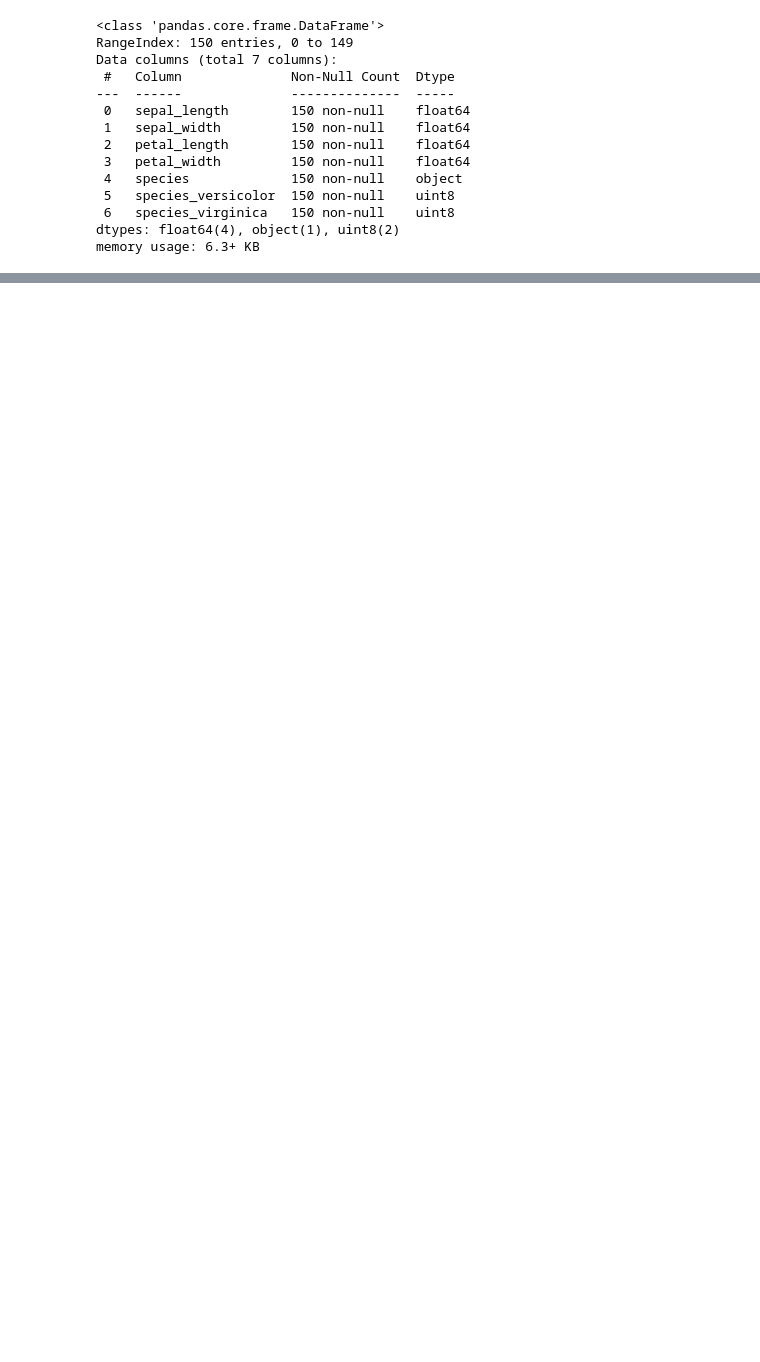
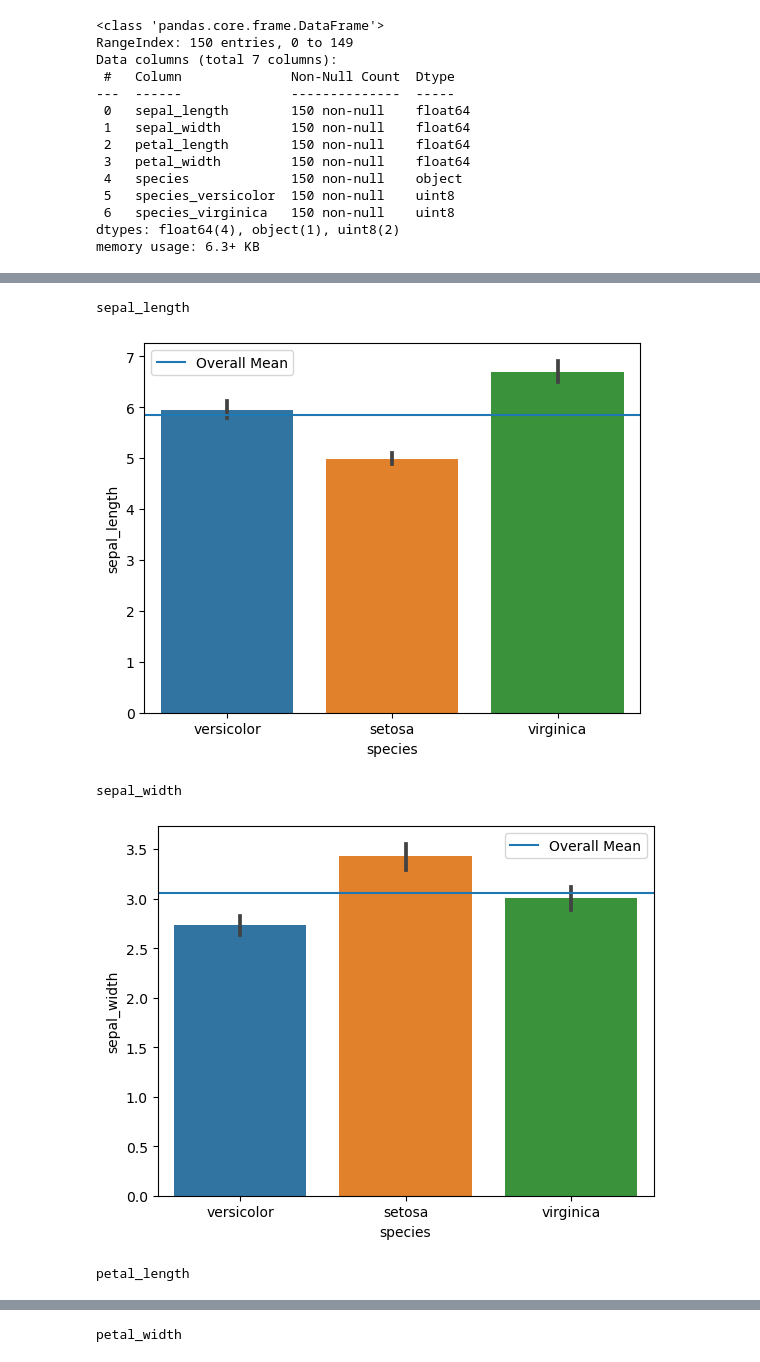
Before and after one commit to ihcrane/classification, a Jupyter notebook: classification.ipynb, the cells around one changed output, grey strips where cells are left out. Saved outputs shown, nothing was run; the diff lists cells and outputs as text; code cells hidden in the pictures; blank space fills up the shorter version.

```diff
--- a/classification.ipynb
+++ b/classification.ipynb
@@ -898,0 +960,13 @@ for col in num_vars:
+# %%
+for col in num_vars:
+    print(col)
+    sns.barplot(x='species', y=col, data=train)
+    plt.axhline(num_vars[col].mean(), label="Overall Mean")
+    plt.legend()
+    plt.show()
+# %% [output]
+sepal_length
+[figure, added]
+sepal_width
+[figure, added]
+petal_length
@@ -898,0 +974 @@ for col in num_vars:
+petal_width
```
Also changed, not shown: parts of 54 cells of this notebook, 1 other file.
